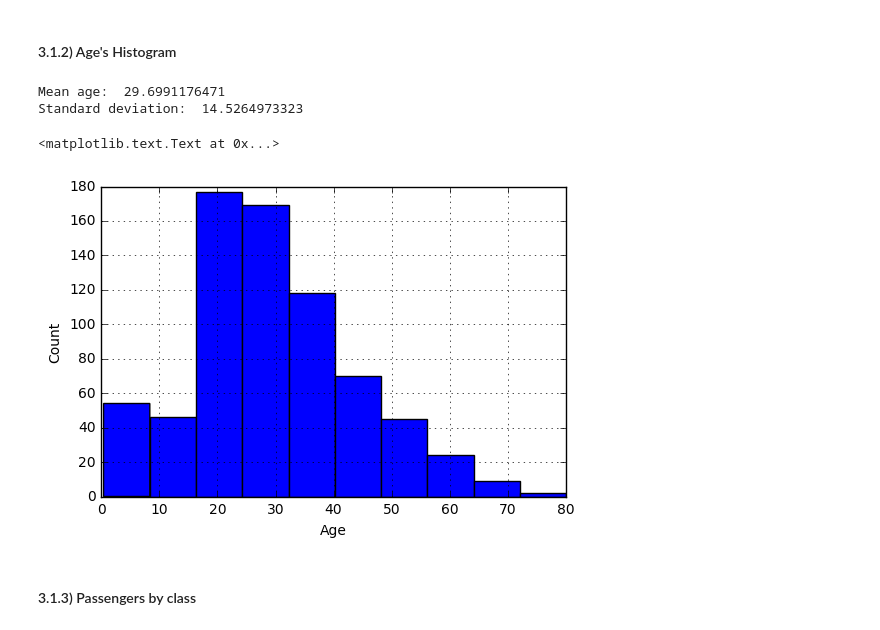
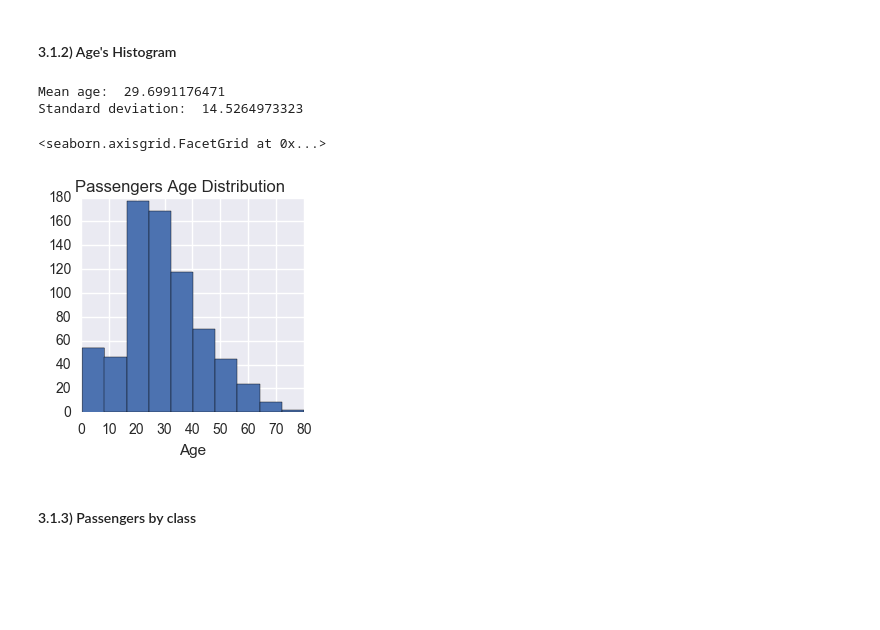
Before and after one commit to lsandrade/nanodegree_data_analyst, a Jupyter notebook: 02 Intro Analise/Projeto/Project 02 - Luan.ipynb, the cells around one changed output. Drawn from its saved outputs; the diff is of its cells as text; code cells hidden in the pictures; blank space fills up the shorter version.

```diff
--- a/02 Intro Analise/Projeto/Project 02 - Luan.ipynb
+++ b/02 Intro Analise/Projeto/Project 02 - Luan.ipynb
@@ -53,14 +55,14 @@ dtype: int64
 # %%
 print "Mean age: ", titanic_data['Age'].mean()
 print "Standard deviation: ", titanic_data['Age'].std()
 
-titanic_data['Age'].hist()
-plt.xlabel('Age')
-plt.ylabel('Count')
+h = sns.FacetGrid(titanic_data, margin_titles=True)
+h.fig.suptitle("Passengers Age Distribution")
+h.map(plt.hist, "Age", bins=10)
 # %% [output]
 Mean age:  29.6991176471
 Standard deviation:  14.5264973323
-<matplotlib.text.Text at 0x...>
+<seaborn.axisgrid.FacetGrid at 0x...>
-[figure, old version]
+[figure, new version]
 # %% [markdown]
 #### 3.1.3) Passengers by class
```
Also changed, not shown: parts of 6 cells of this notebook.
